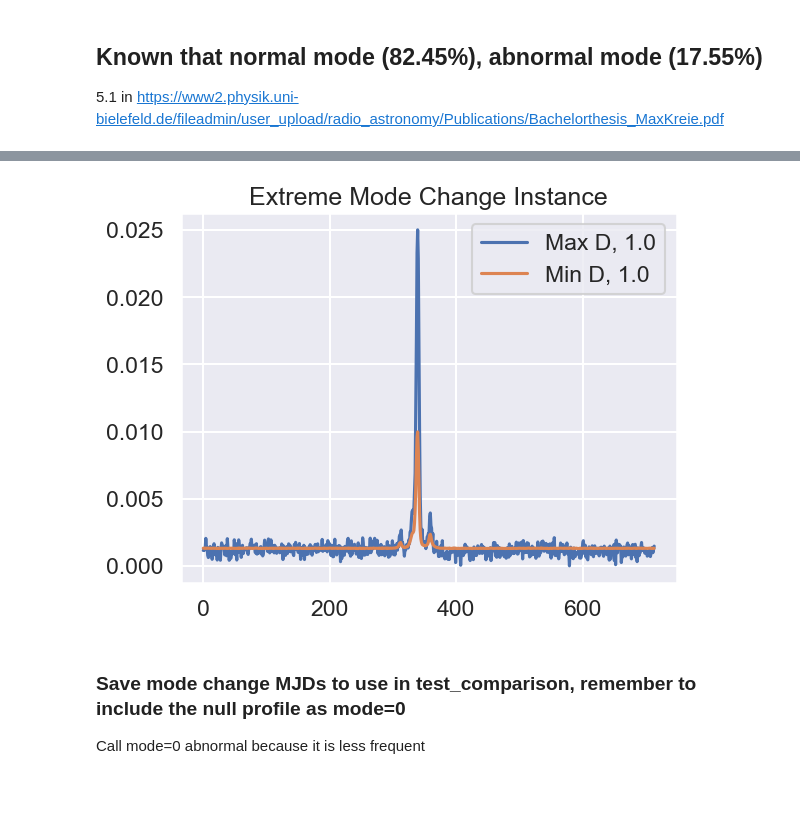
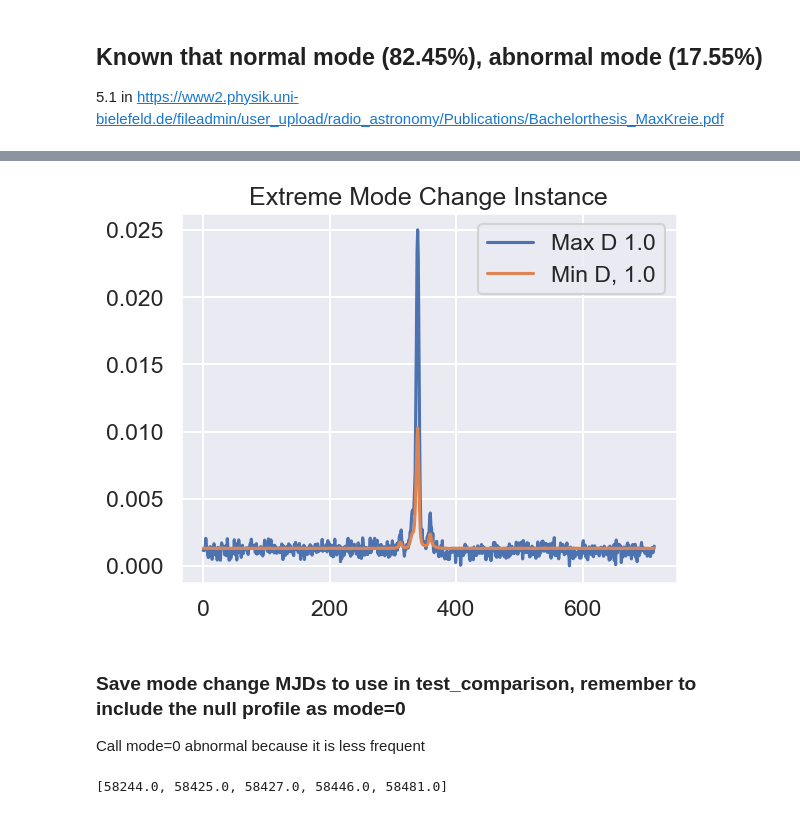
Before and after one commit to minyoungk99/IRES, a Jupyter notebook: J0332_KS_test_sim.ipynb, the cells around one changed output, grey strips where cells are left out. Cells and saved outputs as stored; diff of their text form; code cells hidden in the pictures.

```diff
--- a/J0332_KS_test_sim.ipynb
+++ b/J0332_KS_test_sim.ipynb
@@ -267,16 +273,16 @@ len(df[df['mode'] == 0]) / (nprofs-1), len(df[df['mode'] == 1]) / (nprofs-1)
 # %%
 # visually compare profiles of those with min and max D statistic
 plt.plot(prof[D_real.argmax() + 1],
-         label='Max D, {}'.format(round(np.trapz(prof[D_real.argmax() + 1]),3)))# +1 here because we don't want null profile!
+         label='Max D {}'.format(round(np.trapz(prof[D_real.argmax() + 1]),3)))# +1 here because we don't want null profile!
 plt.plot(prof[D_real.argmin() + 1], \
          label='Min D, {}'.format(round(np.trapz(prof[D_real.argmax() + 1]), 3)))
 #plt.xlim(300, 400)
 plt.legend()
 plt.title('Extreme Mode Change Instance')
 plt.savefig('./plots/mode_profile.jpg')
 plt.show()
 # %% [output]
-[figure, old version]
+[figure, new version]
 # %% [markdown]
 ### Save mode change MJDs to use in test_comparison, remember to include the null profile as mode=0
 Call mode=0 abnormal because it is less frequent
@@ -286,6 +292,10 @@ abn_mjd = df[df['mode'] == 1]['MJD'].tolist()
 abn_mjd.insert(0, mjd_orig[0])
 
 nor_mjd = df[df['mode'] == 0]['MJD'].tolist()
+# %%
+abn_mjd
+# %% [output]
+[58244.0, 58425.0, 58427.0, 58446.0, 58481.0]
 # %%
 #save mjds
 np.savetxt('./classified_mjd/J0332_norm_mjd_ks.txt', nor_mjd)
```
Also changed, not shown: parts of 18 cells of this notebook, 42 other files.
